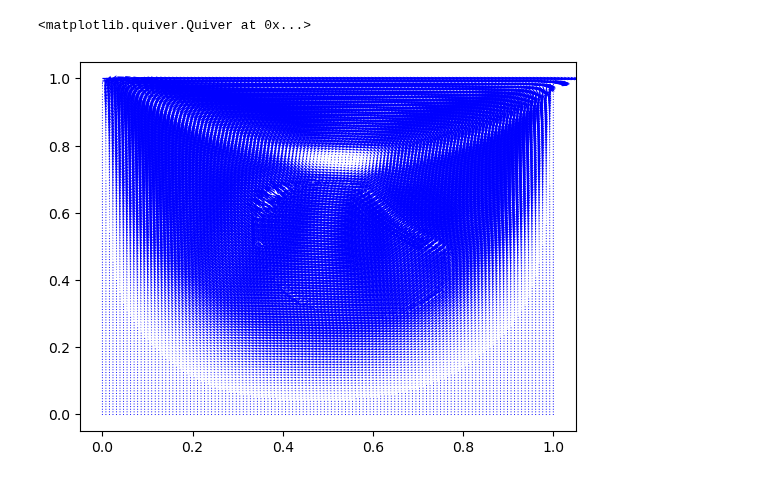
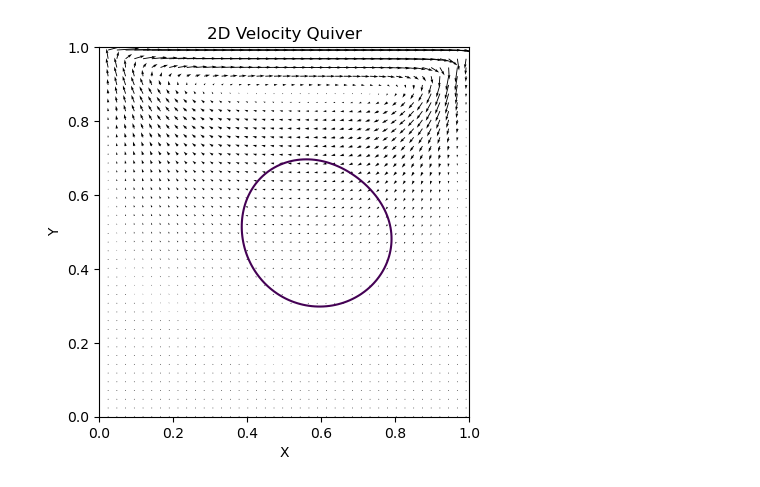
Before and after one commit to samanseifi/pyRMT, a Jupyter notebook: plotting.ipynb, the cells around one changed output. Cells and saved outputs as stored; diff of their text form; code cells hidden in the pictures.

```diff
--- a/plotting.ipynb
+++ b/plotting.ipynb
@@ -31,9 +39,14 @@ with h5py.File("frames/data_00100.h5", "r") as f:
 # %%
 # plot the benchmark at cavity center line
-Ny = Nx = 50
+Ny0 = Nx0 = 128
+Ny = Nx = 128
+y0 = np.linspace(0, 1, Ny0)
 y = np.linspace(0, 1, Ny)
-# a = gaussian_filter(a, sigma=0.5)
-u_center_x = a0[:, Nx // 2]  # u_x at center vertical line
+
+# a = gaussian_filter(a, sigma=1)
+# a0 = gaussian_filter(a0, sigma=1)
+u_center_x = a[:, Nx // 2]  # u_x at center vertical line
+u_center_x0 = a0[:, Nx0 // 2]  # u_x at center vertical line
 
 # load plot_u_y_Ghia100.csv first column y and second column u
 u_ghia = np.loadtxt("plot_u_y_Ghia100.csv", delimiter=",", skiprows=1)
@@ -45,6 +58,7 @@ u_ghia = u_ghia[:, 1]
 
 plt.figure()
 plt.plot(u_center_x, y)
+plt.plot(u_center_x0, y0, "--")
 plt.plot(u_ghia, y_ghia, "o", label="Ghia et al. (1982)")
 plt.xlabel("u (horizontal velocity)")
 plt.ylabel("y")
@@ -139,5 +177,12 @@ plt.show()
 # %%
-plt.quiver(X, Y,a, b, angles='xy', scale_units='xy', scale=8.5, color='b')
+# plot 2D velocity quiver
+fig, ax = plt.subplots()
+ax.quiver(X[::3, ::3], Y[::3, ::3], a[::3, ::3], b[::3, ::3], angles='xy', scale_units='xy', scale=10.5, color='k')
+ax.set_title('2D Velocity Quiver')
+ax.set_xlabel('X')
+ax.set_ylabel('Y')
+plt.gca().set_aspect('equal')
+plt.contour(X, Y, phi, levels=[0])
+plt.show()
 # %% [output]
-<matplotlib.quiver.Quiver at 0x...>
-[figure, old version]
+[figure, new version]
```
Also changed, not shown: parts of 9 cells of this notebook, 3 other files.
